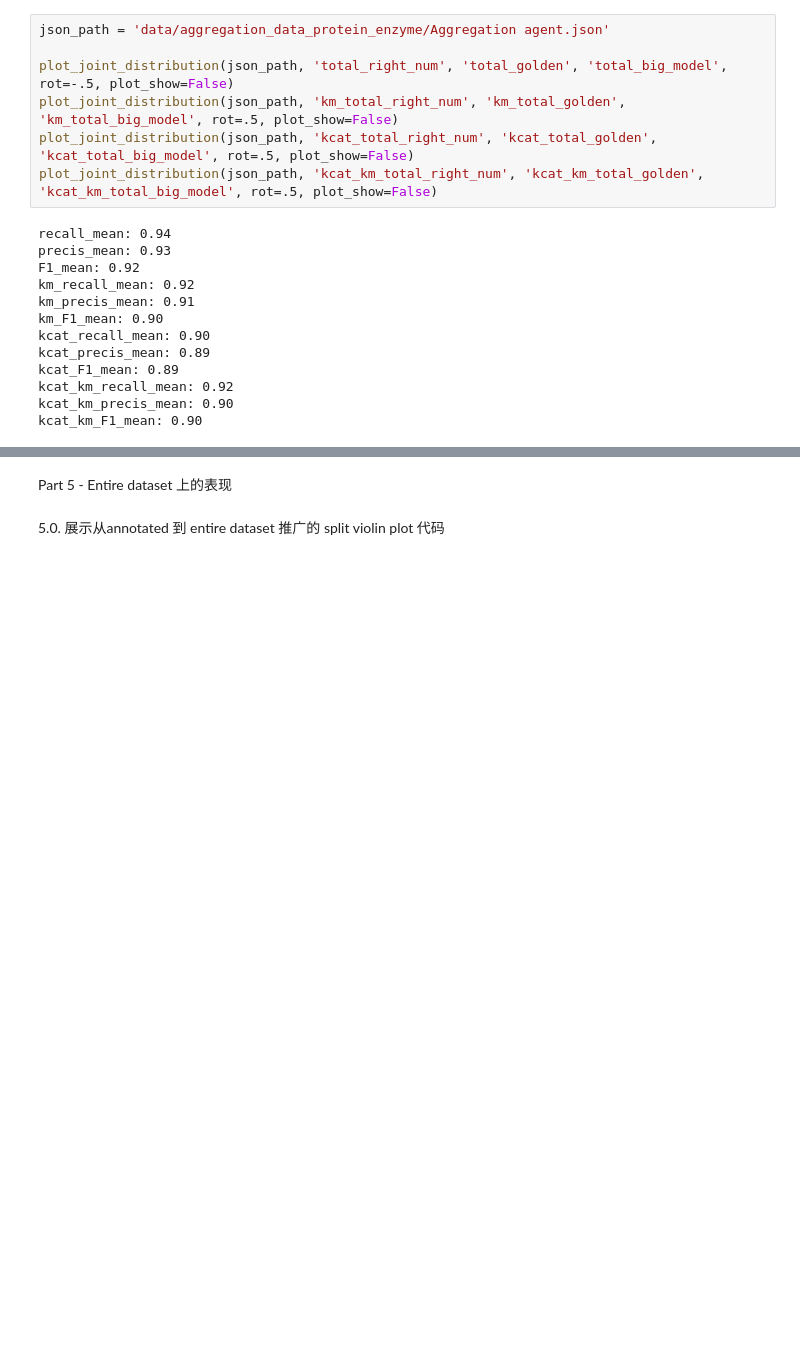
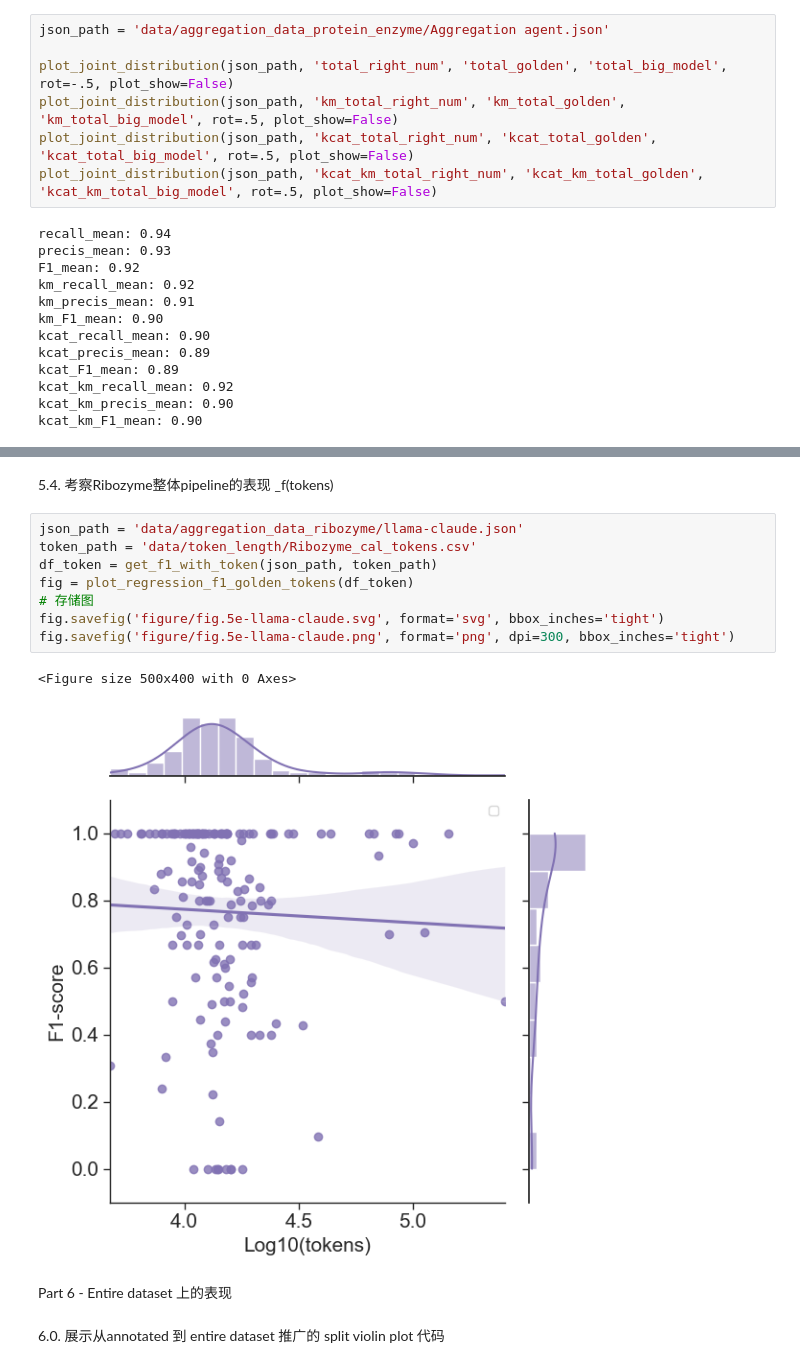
Before and after one commit to JackKuo666/LLM-BioDataExtractor, a Jupyter notebook: analyze_code/analyzing.ipynb, the cells around one changed output, grey strips where cells are left out. Drawn from its saved outputs; the diff is of its cells as text; blank space fills up the shorter version.

```diff
--- a/analyze_code/analyzing.ipynb
+++ b/analyze_code/analyzing.ipynb
@@ -610,5 +742,18 @@ kcat_km_F1_mean: 0.90
+# %% [markdown]
+5.4. 考察Ribozyme整体pipeline的表现 _f(tokens)
+# %%
+json_path = 'data/aggregation_data_ribozyme/llama-claude.json'
+token_path = 'data/token_length/Ribozyme_cal_tokens.csv'
+df_token = get_f1_with_token(json_path, token_path)
+fig = plot_regression_f1_golden_tokens(df_token)
+# 存储图
+fig.savefig('figure/fig.5e-llama-claude.svg', format='svg', bbox_inches='tight')
+fig.savefig('figure/fig.5e-llama-claude.png', format='png', dpi=300, bbox_inches='tight')
+# %% [output]
+<Figure size 500x400 with 0 Axes>
+[figure, added]
 # %% [markdown]
- Part 5 - Entire dataset 上的表现
+Part 6 - Entire dataset 上的表现
 # %% [markdown]
-5.0. 展示从annotated 到 entire dataset 推广的 split violin plot 代码
+6.0. 展示从annotated 到 entire dataset 推广的 split violin plot 代码
 # %%
```
Also changed, not shown: parts of 22 cells of this notebook.
